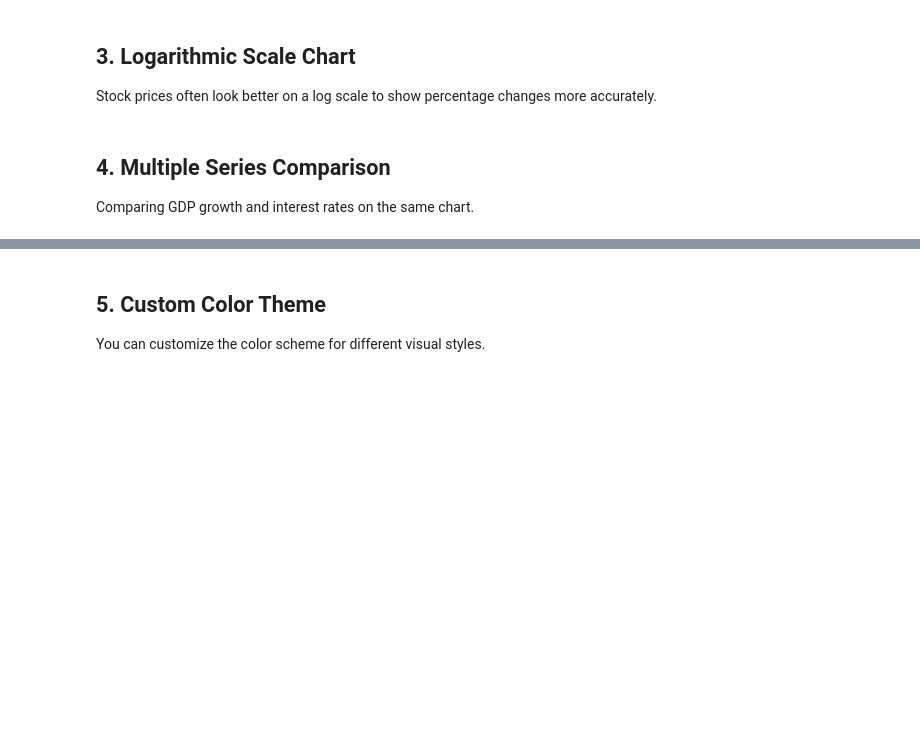
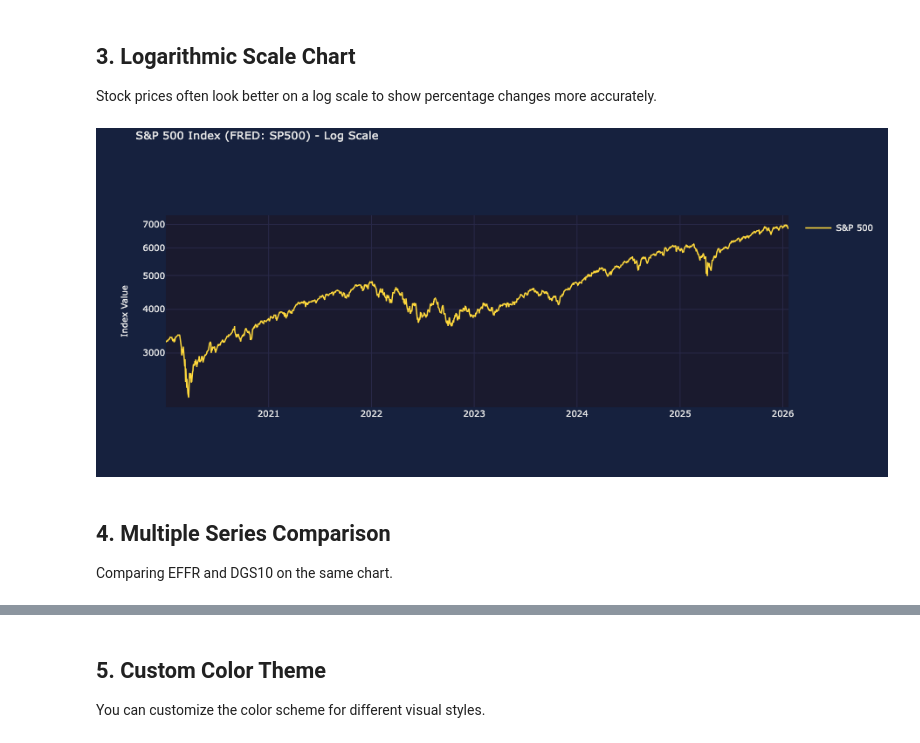
Before and after one commit to CharlieMonk/econcharts, a Jupyter notebook: notebooks/econ_charts_demo.ipynb, the cells around one changed output, grey strips where cells are left out. Saved outputs shown, nothing was run; the diff lists cells and outputs as text; code cells hidden in the pictures; blank space fills up the shorter version.

```diff
--- a/notebooks/econ_charts_demo.ipynb
+++ b/notebooks/econ_charts_demo.ipynb
@@ -156,17 +128,16 @@ chart.show()
 
 Stock prices often look better on a log scale to show percentage changes more accurately.
 # %%
-dates, values = generate_stock_data()
-# Create exponential growth for log scale demo
-exp_values = [v * (1.1 ** (i/10)) for i, v in enumerate(values)]
-
+# S&P 500 on log scale - perfect for showing long-term growth
 chart = econcharts(num_rows=1, height=400)
-chart.add_line(row=1, x=dates, y=exp_values, name='Stock Price', color='gold')
-chart.set_yaxis(row=1, title='Price ($)', scale_type='log')
-chart.set_title('Stock Price (Log Scale)')
+chart.add_line(row=1, x=sp500_dates, y=sp500_values, name='S&P 500', color='gold')
+chart.set_yaxis(row=1, title='Index Value', scale_type='log')
+chart.set_title('S&P 500 Index (FRED: SP500) - Log Scale')
 chart.enable_unified_spikeline()
 chart.show()
+# %% [output]
+[figure, added]
 # %% [markdown]
 ## 4. Multiple Series Comparison
 
-Comparing GDP growth and interest rates on the same chart.
+Comparing EFFR and DGS10 on the same chart.
```
Also changed, not shown: parts of 12 cells of this notebook, 10 other files.
